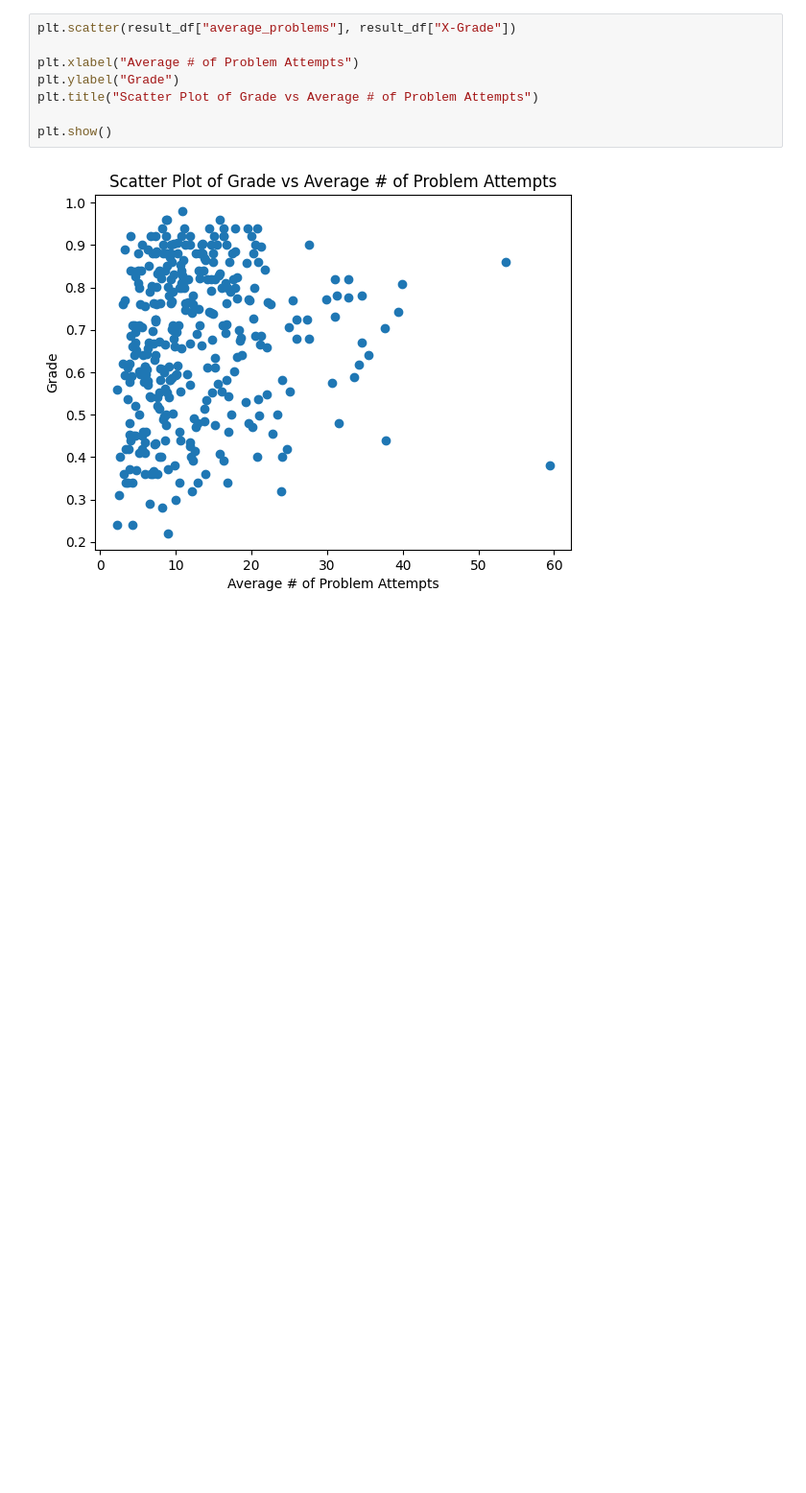
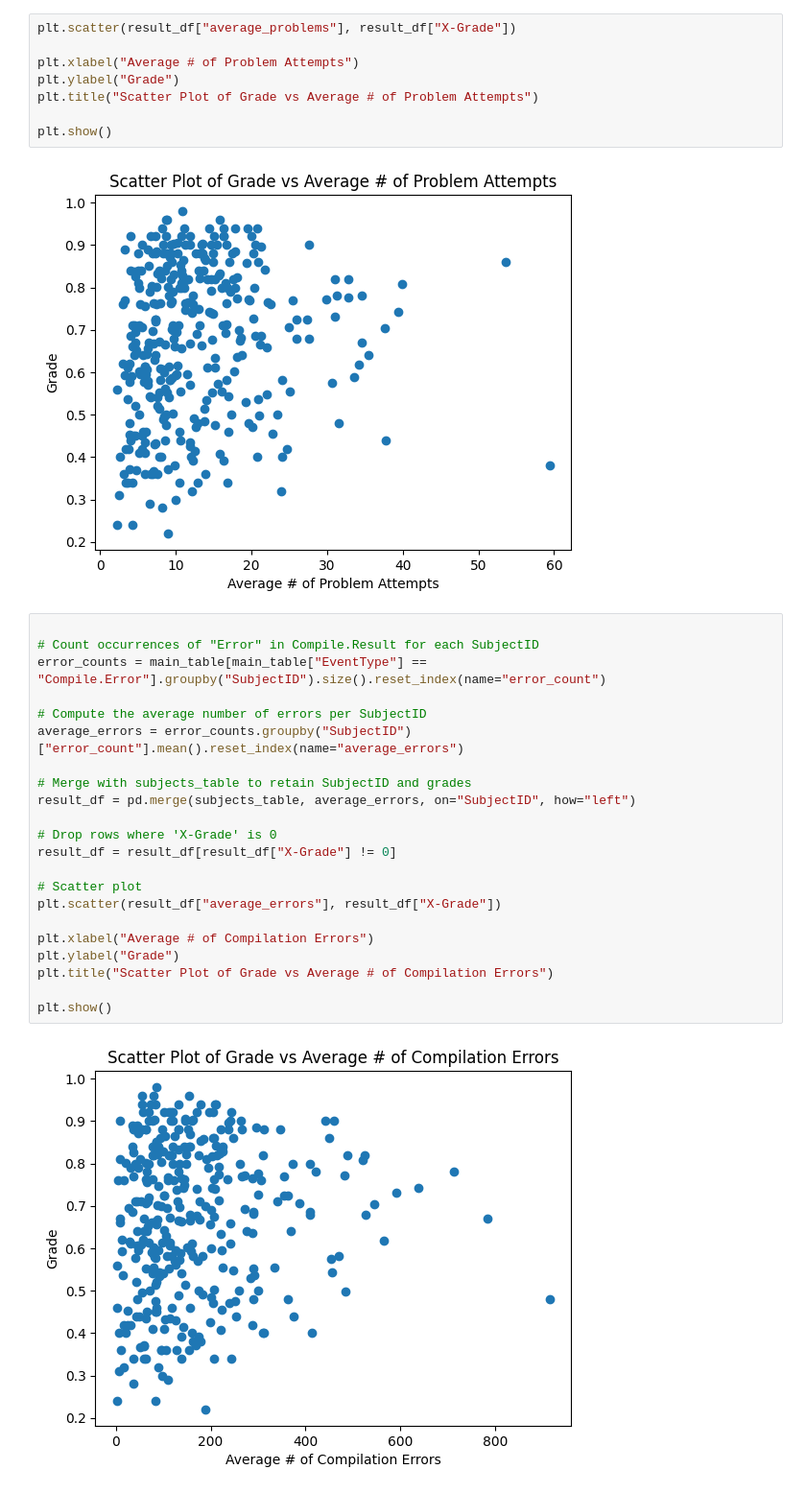
Before and after one commit to Khallina/EduData, a Jupyter notebook: eda.ipynb, the cells around one changed output. Shown at 96% size. Saved outputs shown, nothing was run; the diff lists cells and outputs as text; blank space fills up the shorter version.

```diff
--- a/eda.ipynb
+++ b/eda.ipynb
@@ -48,3 +62,27 @@ plt.title("Scatter Plot of Grade vs Average # of Problem Attempts")
 plt.show()
 # %% [output]
 [figure]
+# %%
+
+# Count occurrences of "Error" in Compile.Result for each SubjectID
+error_counts = main_table[main_table["EventType"] == "Compile.Error"].groupby("SubjectID").size().reset_index(name="error_count")
+
+# Compute the average number of errors per SubjectID
+average_errors = error_counts.groupby("SubjectID")["error_count"].mean().reset_index(name="average_errors")
+
+# Merge with subjects_table to retain SubjectID and grades
+result_df = pd.merge(subjects_table, average_errors, on="SubjectID", how="left")
+
+# Drop rows where 'X-Grade' is 0
+result_df = result_df[result_df["X-Grade"] != 0]
+
+# Scatter plot
+plt.scatter(result_df["average_errors"], result_df["X-Grade"])
+
+plt.xlabel("Average # of Compilation Errors")
+plt.ylabel("Grade")
+plt.title("Scatter Plot of Grade vs Average # of Compilation Errors")
+
+plt.show()
+# %% [output]
+[figure, added]
```
Also changed, not shown: parts of 8 cells of this notebook.
